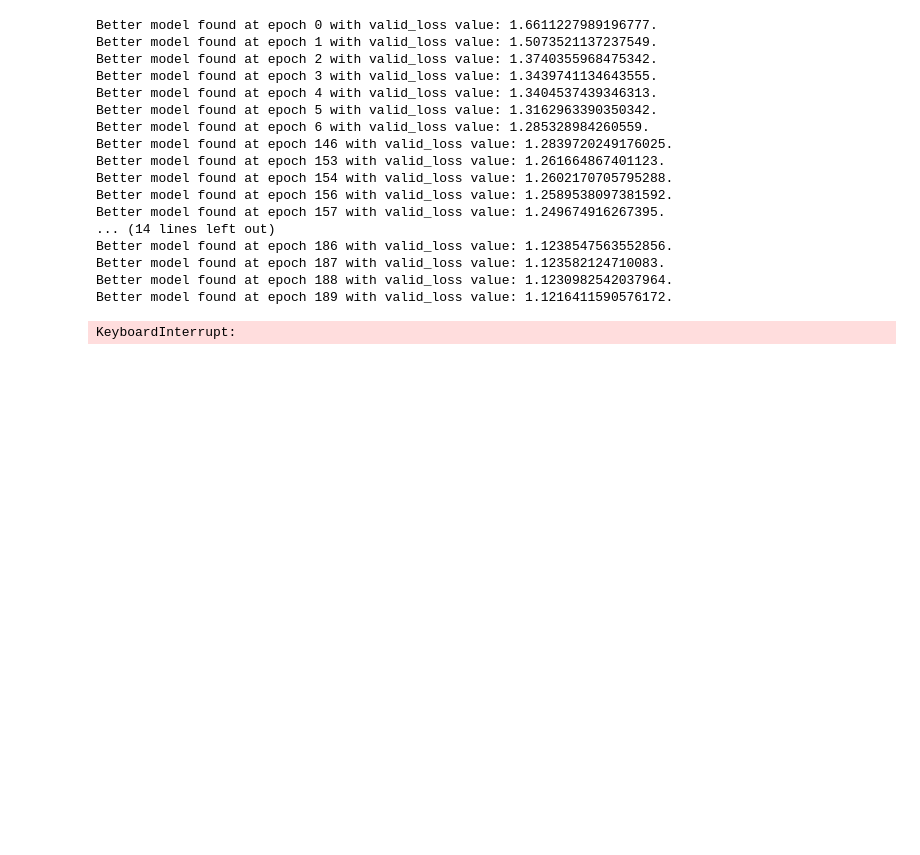
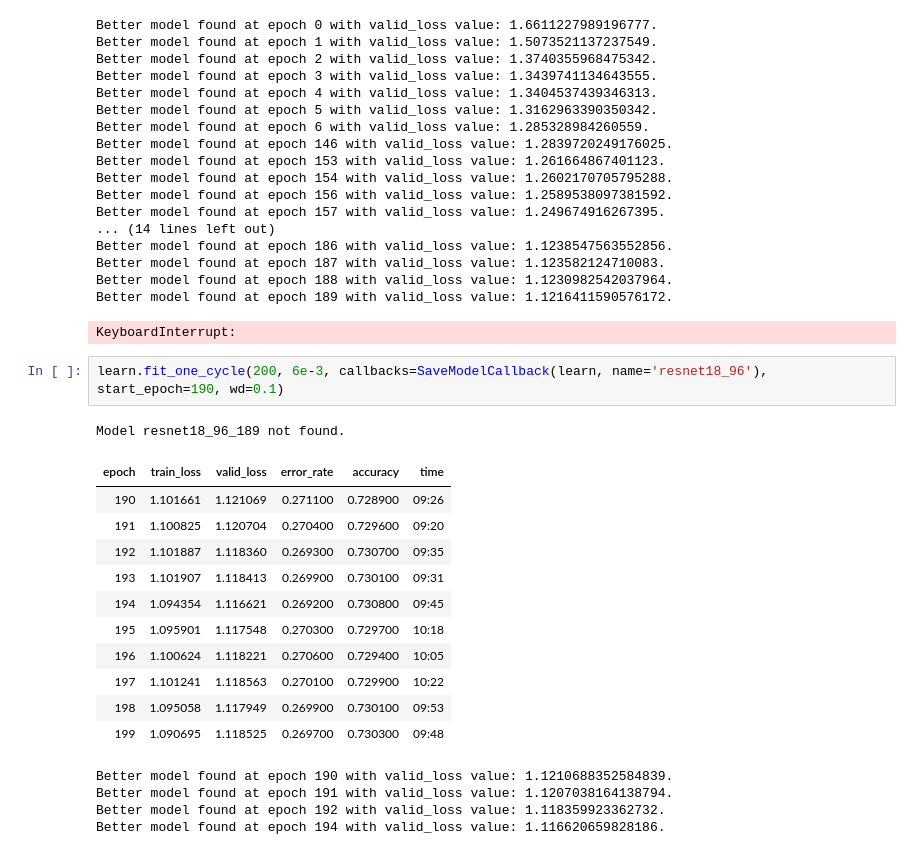
Before and after one commit to divyanshj16/micronet, a Jupyter notebook: 03-cifar100-ProgressiveResizing.ipynb, the cells around one changed output. Cells and saved outputs as stored; diff of their text form; blank space fills up the shorter version.

```diff
--- a/03-cifar100-ProgressiveResizing.ipynb
+++ b/03-cifar100-ProgressiveResizing.ipynb
@@ -419,3 +419,22 @@ Better model found at epoch 187 with valid_loss value: 1.123582124710083.
 Better model found at epoch 188 with valid_loss value: 1.1230982542037964.
 Better model found at epoch 189 with valid_loss value: 1.1216411590576172.
 KeyboardInterrupt:
+# %%
+learn.fit_one_cycle(200, 6e-3, callbacks=SaveModelCallback(learn, name='resnet18_96'), start_epoch=190, wd=0.1)
+# %% [output]
+Model resnet18_96_189 not found.
+| epoch | train_loss | valid_loss | error_rate | accuracy | time |
+| 190 | 1.101661 | 1.121069 | 0.271100 | 0.728900 | 09:26 |
+| 191 | 1.100825 | 1.120704 | 0.270400 | 0.729600 | 09:20 |
+| 192 | 1.101887 | 1.118360 | 0.269300 | 0.730700 | 09:35 |
+| 193 | 1.101907 | 1.118413 | 0.269900 | 0.730100 | 09:31 |
+| 194 | 1.094354 | 1.116621 | 0.269200 | 0.730800 | 09:45 |
+| 195 | 1.095901 | 1.117548 | 0.270300 | 0.729700 | 10:18 |
+| 196 | 1.100624 | 1.118221 | 0.270600 | 0.729400 | 10:05 |
+| 197 | 1.101241 | 1.118563 | 0.270100 | 0.729900 | 10:22 |
+| 198 | 1.095058 | 1.117949 | 0.269900 | 0.730100 | 09:53 |
+| 199 | 1.090695 | 1.118525 | 0.269700 | 0.730300 | 09:48 |
+Better model found at epoch 190 with valid_loss value: 1.1210688352584839.
+Better model found at epoch 191 with valid_loss value: 1.1207038164138794.
+Better model found at epoch 192 with valid_loss value: 1.118359923362732.
+Better model found at epoch 194 with valid_loss value: 1.116620659828186.
```
Also changed, not shown: parts of 3 cells of this notebook, 4 other files.
